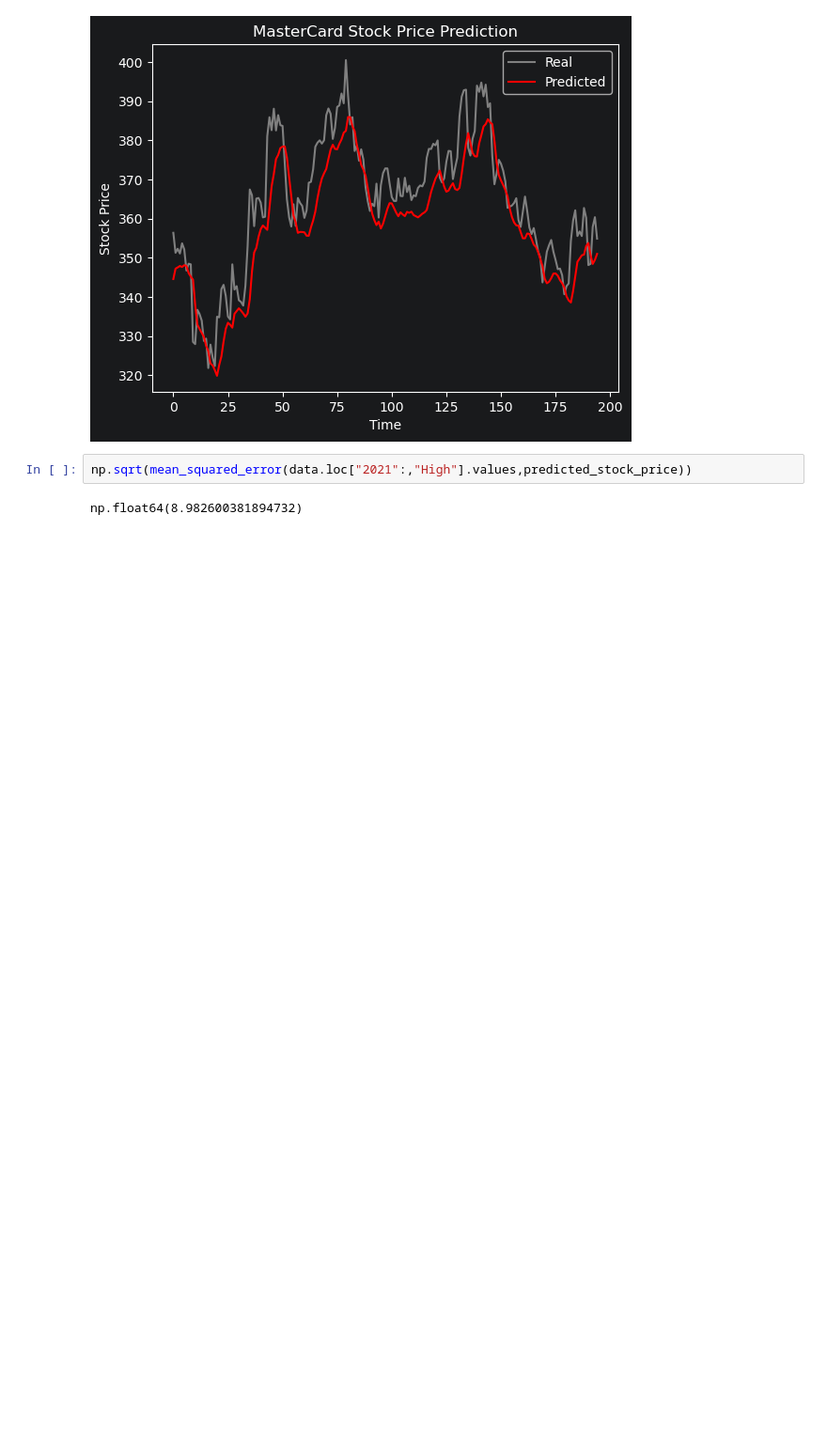
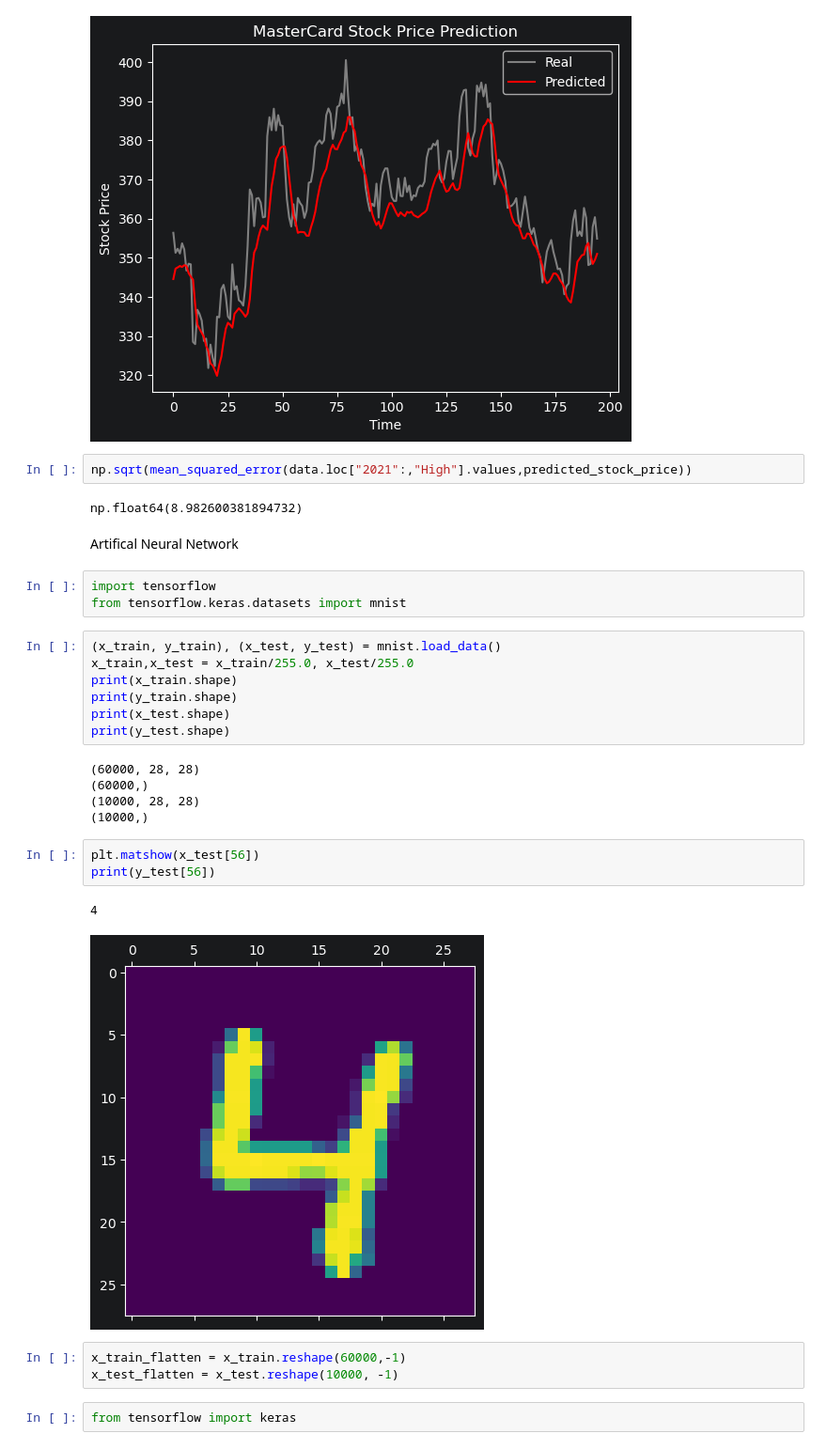
Before and after one commit to namal1230/DeepLearning-and-NeuralNetwork, a Jupyter notebook: DeepLearning-and-NeuralNetwork.ipynb, the cells around one changed output. Shown at 94% size. Drawn from its saved outputs; the diff is of its cells as text; blank space fills up the shorter version.

Commit message:
Artifical Neural Network

```diff
--- a/DeepLearning-and-NeuralNetwork.ipynb
+++ b/DeepLearning-and-NeuralNetwork.ipynb
@@ -465,3 +466,31 @@ plt.show()
 np.sqrt(mean_squared_error(data.loc["2021":,"High"].values,predicted_stock_price))
 # %% [output]
 np.float64(8.982600381894732)
+# %% [markdown]
+Artifical Neural Network
+# %%
+import tensorflow
+from tensorflow.keras.datasets import mnist
+# %%
+(x_train, y_train), (x_test, y_test) = mnist.load_data()
+x_train,x_test = x_train/255.0, x_test/255.0
+print(x_train.shape)
+print(y_train.shape)
+print(x_test.shape)
+print(y_test.shape)
+# %% [output]
+(60000, 28, 28)
+(60000,)
+(10000, 28, 28)
+(10000,)
+# %%
+plt.matshow(x_test[56])
+print(y_test[56])
+# %% [output]
+4
+[figure, added]
+# %%
+x_train_flatten = x_train.reshape(60000,-1)
+x_test_flatten = x_test.reshape(10000, -1)
+# %%
+from tensorflow import keras
```
Also changed, not shown: parts of 16 cells of this notebook.
